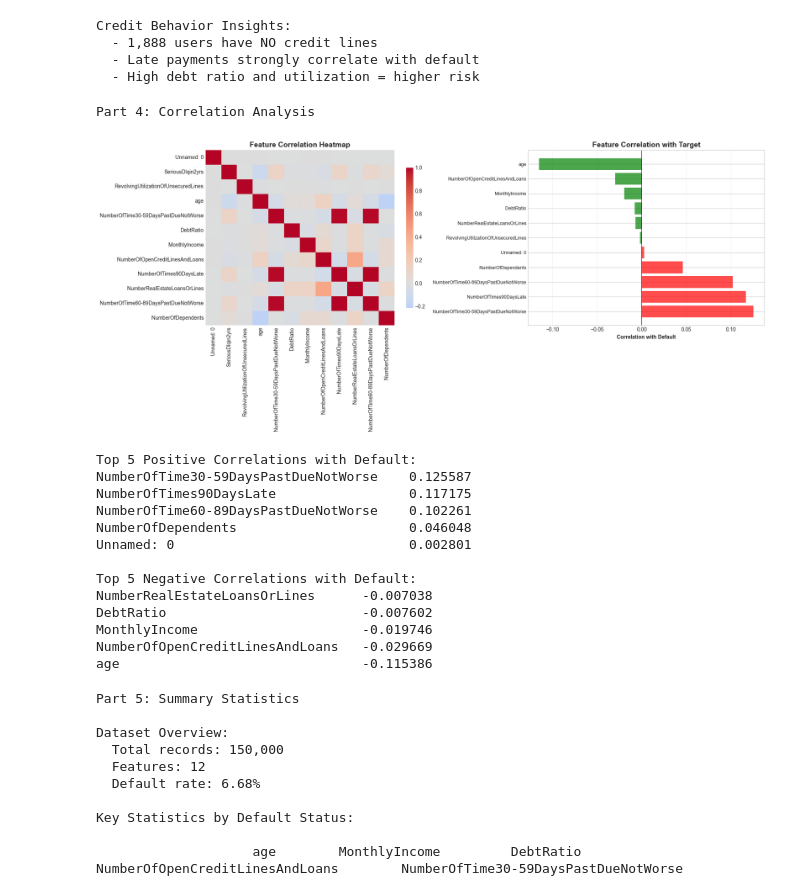
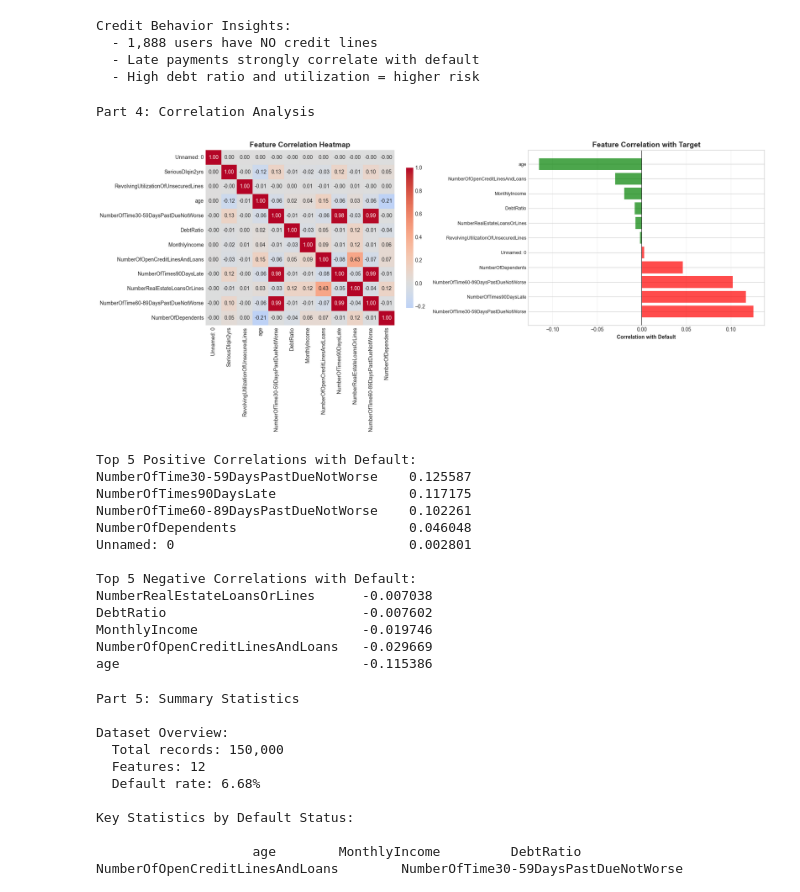
Before and after one commit to nisarvati/credit-scoring-pred, a Jupyter notebook: credit-score-final.ipynb, the cells around one changed output. Cells and saved outputs as stored; diff of their text form; code cells hidden in the pictures.

```diff
--- a/credit-score-final.ipynb
+++ b/credit-score-final.ipynb
@@ -452,35 +472,35 @@ print("Part 4: Correlation Analysis")
 numeric_cols = df.select_dtypes(include=[np.number]).columns
 corr_data = df[numeric_cols].corr()
 
 fig, axes = plt.subplots(1, 2, figsize=(18, 8))
 
 # Full correlation heatmap
-sns.heatmap(corr_data, annot=False, cmap='coolwarm', center=0,
+sns.heatmap(corr_data, annot=True, fmt='.2f', cmap='coolwarm', center=0,
             cbar_kws={'shrink': 0.8}, ax=axes[0])
 axes[0].set_title('Feature Correlation Heatmap', fontweight='bold', fontsize=14)
 
 # Correlation with target
 target_corr = corr_data['SeriousDlqin2yrs'].sort_values(ascending=False).drop('SeriousDlqin2yrs')
 colors = ['green' if x < 0 else 'red' for x in target_corr.values]
 axes[1].barh(range(len(target_corr)), target_corr.values, color=colors, alpha=0.7)
 axes[1].set_yticks(range(len(target_corr)))
 axes[1].set_yticklabels(target_corr.index, fontsize=9)
 axes[1].set_xlabel('Correlation with Default', fontweight='bold')
 axes[1].set_title('Feature Correlation with Target', fontweight='bold', fontsize=14)
 axes[1].axvline(0, color='black', linewidth=0.8)
 axes[1].grid(axis='x', alpha=0.3)
 
 plt.tight_layout()
 plt.show()
 
 print("\nTop 5 Positive Correlations with Default:")
 print(target_corr.head().to_string())
 
 print("\nTop 5 Negative Correlations with Default:")
 print(target_corr.tail().to_string())
 # %% [output]
 Part 4: Correlation Analysis
-[figure, old version]
+[figure, new version]
 Top 5 Positive Correlations with Default:
 NumberOfTime30-59DaysPastDueNotWorse    0.125587
 NumberOfTimes90DaysLate                 0.117175
```
Also changed, not shown: parts of 9 cells of this notebook, 3 other files.
